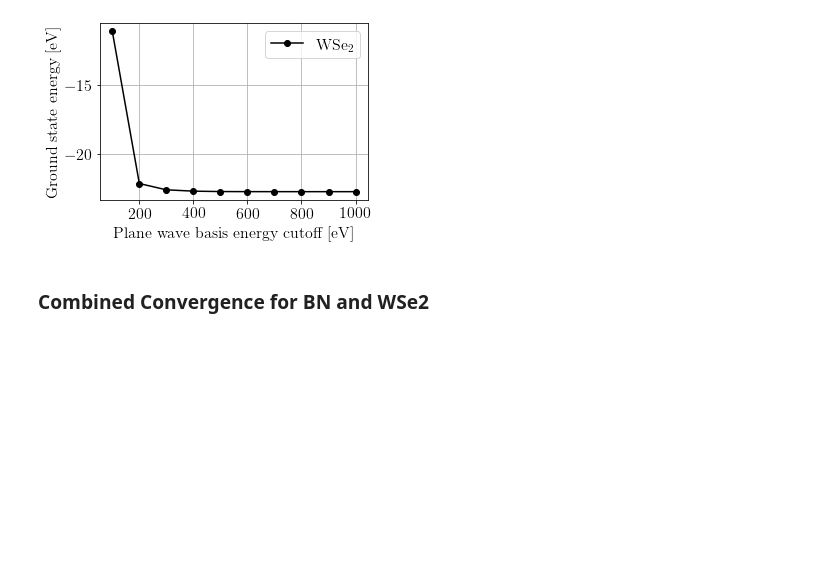
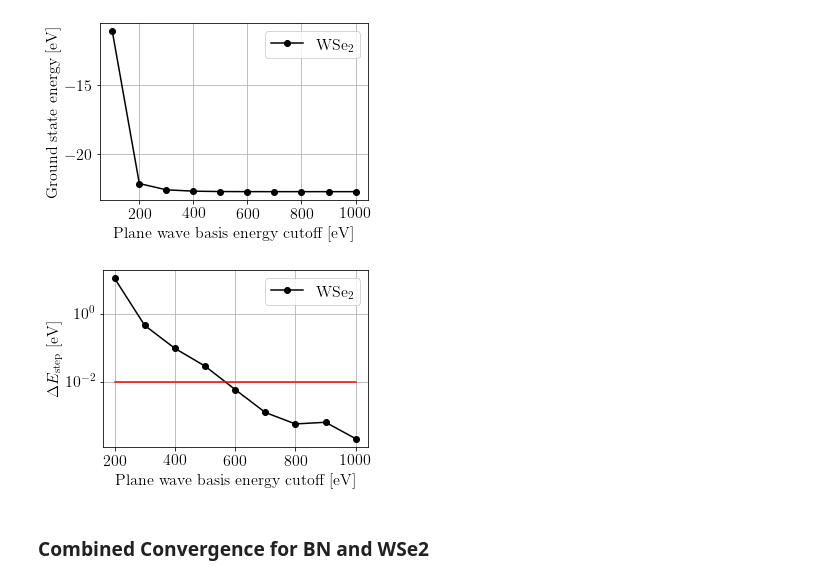
Before and after one commit to runehoejlund/dft-superfluids, a Jupyter notebook: independent_calculations/convergence.ipynb, the cells around one changed output. Cells and saved outputs as stored; diff of their text form; code cells hidden in the pictures; blank space fills up the shorter version.

Commit message:
Convergence plots

```diff
--- a/independent_calculations/convergence.ipynb
+++ b/independent_calculations/convergence.ipynb
@@ -39,7 +23,7 @@ out_dir = './out/'
 def csv_name(formula, param_name, file_prefix):
     return out_dir + file_prefix + param_name + '_' + formula + '_energies.csv'
 
-def read_convergence_energies(formula, param_name, param_values, file_prefix='', reload = True):
+def read_convergence_energies(formula, param_name, param_values, file_prefix='', reload = False):
     if reload:
         print('Loading energies from gpaw')
         E = np.zeros(len(param_values))
@@ -102,6 +86,22 @@ plt.savefig('./plots/ecut_' + formula + '_gs_convergence.png')
 plt.show()
 # %% [output]
 [figure]
+# %%
+plt.figure(figsize=(5,3.5))
+plt.semilogy(ecuts_WSe2[1:], -np.diff(E_ecut_WSe2)[:], 'ko-', label='$\mathrm{WSe_2}$')
+plt.plot(ecuts_WSe2[1:],np.ones(len(ecuts_WSe2[1:]))*10**(-2),'r')
+# plt.title(r'$\mathrm{WSe_2}$ Ground State Convergence Test')
+plt.ylabel(r'$\Delta E_\mathrm{step}$ [eV]')
+plt.xlabel(r'Plane wave basis energy cutoff [eV]')
+plt.legend()
+plt.grid()
+
+plt.tight_layout()
+plt.savefig('./plots/ecut_' + formula + '_gs_convergence.pdf')
+plt.savefig('./plots/ecut_' + formula + '_gs_convergence.png')
+plt.show()
+# %% [output]
+[figure, added]
 # %% [markdown]
 ### Combined Convergence for BN and WSe2
 # %%
```
Also changed, not shown: parts of 4 cells of this notebook, 4 other files.
